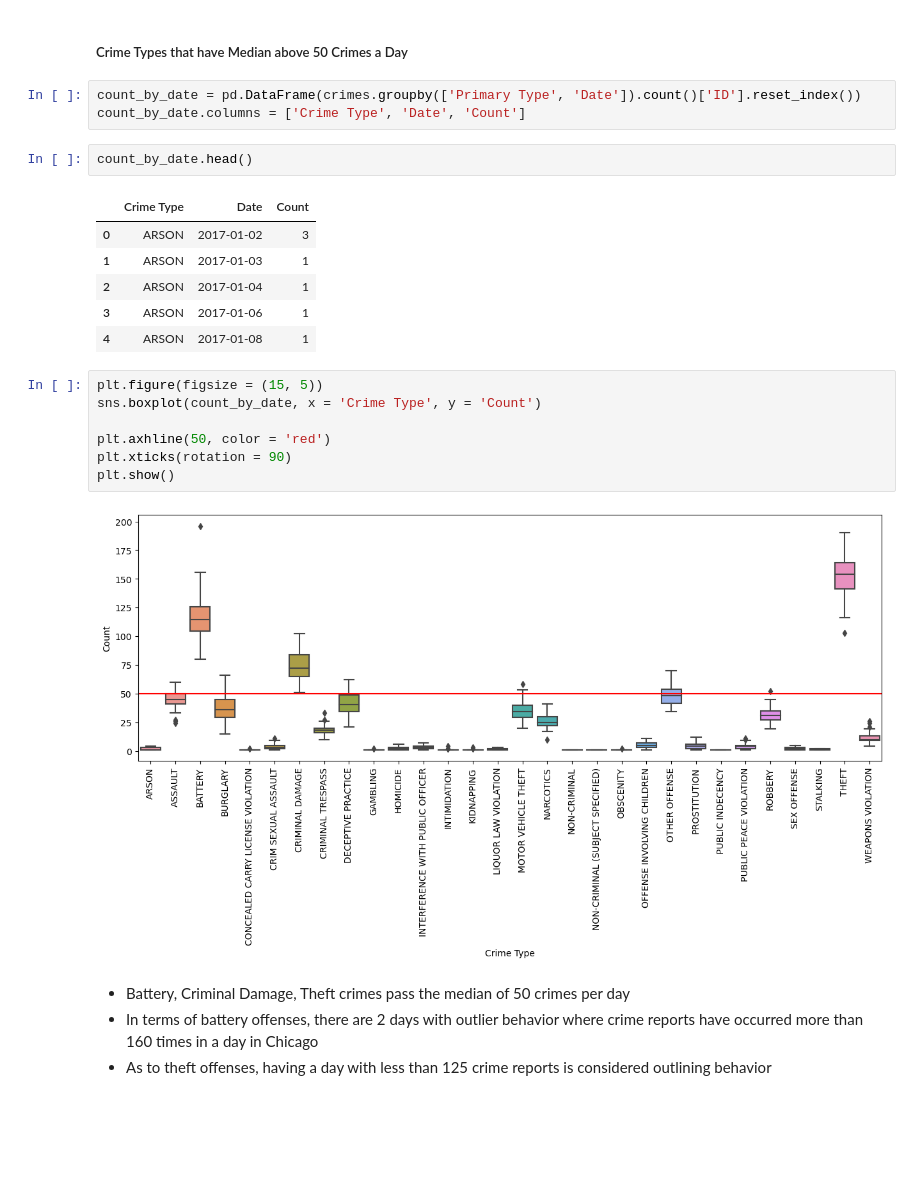
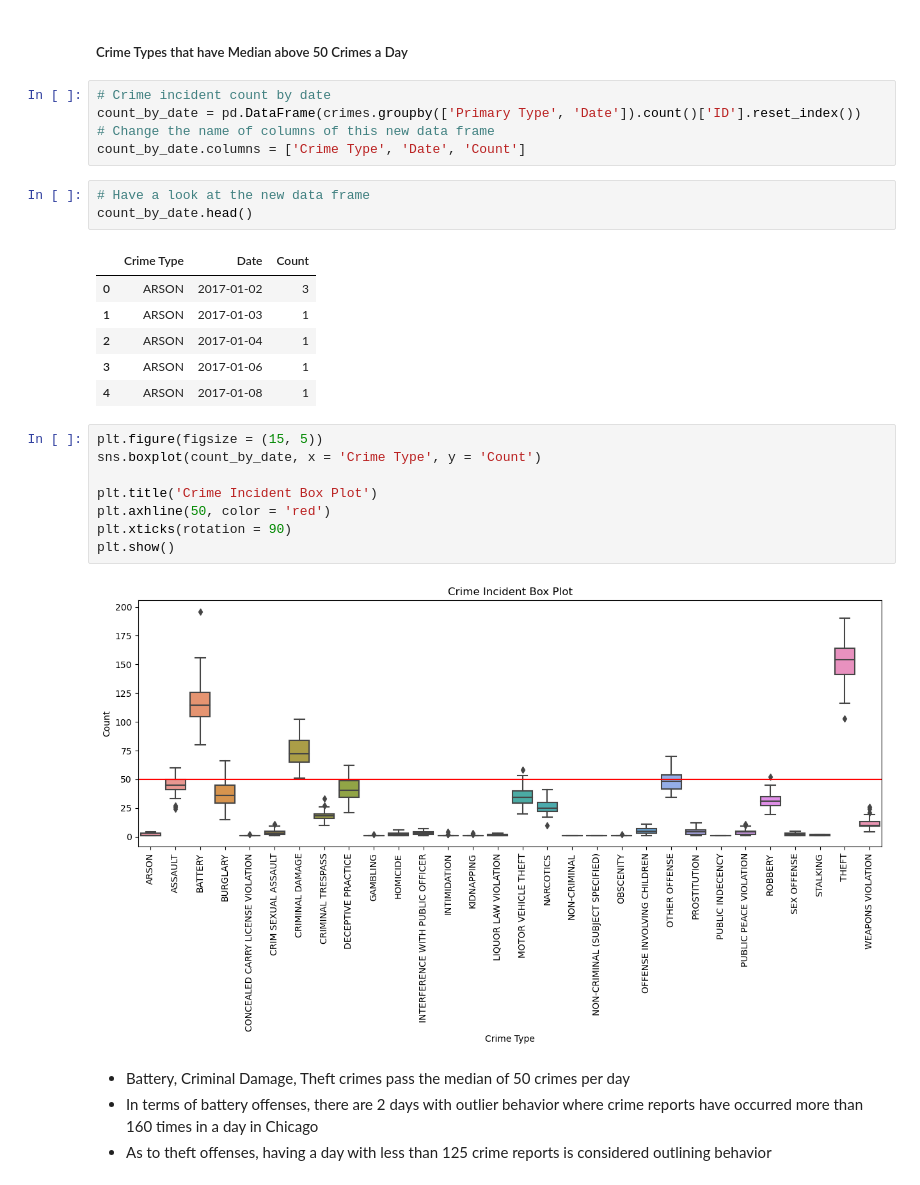
Before and after one commit to DaheeMATTANA/Python-Analysis-Projects, a Jupyter notebook: Chicago Crime Pattern Analysis/Chicago Crime Pattern Analysis.ipynb, the cells around one changed output. Drawn from its saved outputs; the diff is of its cells as text; blank space fills up the shorter version.

```diff
--- a/Chicago Crime Pattern Analysis/Chicago Crime Pattern Analysis.ipynb
+++ b/Chicago Crime Pattern Analysis/Chicago Crime Pattern Analysis.ipynb
@@ -186,9 +195,12 @@ plt.show()
 # %% [markdown]
 ##### Crime Types that have Median above 50 Crimes a Day
 # %%
+# Crime incident count by date
 count_by_date = pd.DataFrame(crimes.groupby(['Primary Type', 'Date']).count()['ID'].reset_index())
+# Change the name of columns of this new data frame
 count_by_date.columns = ['Crime Type', 'Date', 'Count']
 # %%
+# Have a look at the new data frame
 count_by_date.head()
 # %% [output]
 |  | Crime Type | Date | Count |
@@ -200,12 +212,13 @@ count_by_date.head()
 # %%
 plt.figure(figsize = (15, 5))
 sns.boxplot(count_by_date, x = 'Crime Type', y = 'Count')
 
+plt.title('Crime Incident Box Plot')
 plt.axhline(50, color = 'red')
 plt.xticks(rotation = 90)
 plt.show()
 # %% [output]
-[figure, old version]
+[figure, new version]
 # %% [markdown]
 * Battery, Criminal Damage, Theft crimes pass the median of 50 crimes per day
 * In terms of battery offenses, there are 2 days with outlier behavior where crime reports have occurred more than 160 times in a day in Chicago
```
Also changed, not shown: parts of 13 cells of this notebook, 1 other file.
